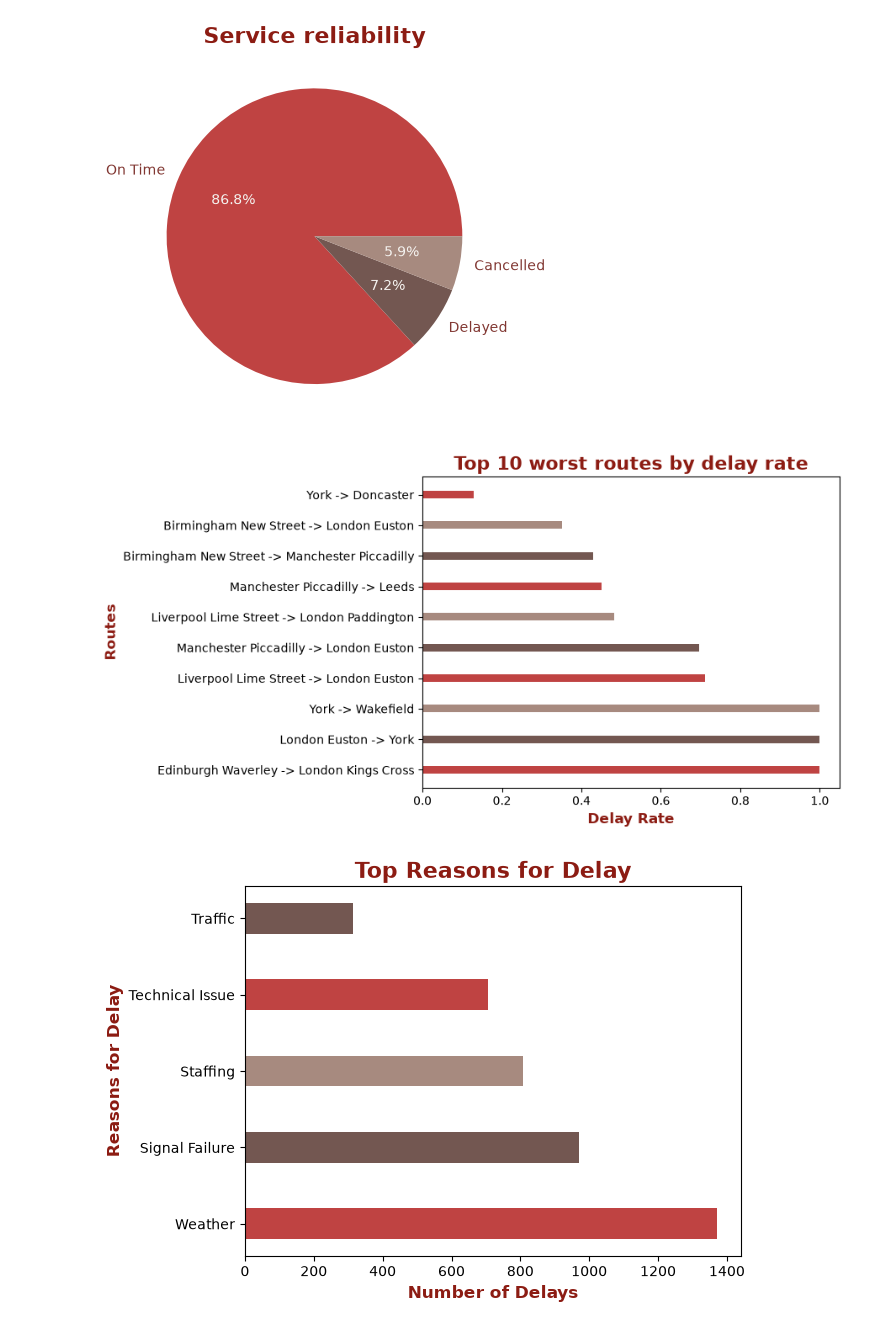
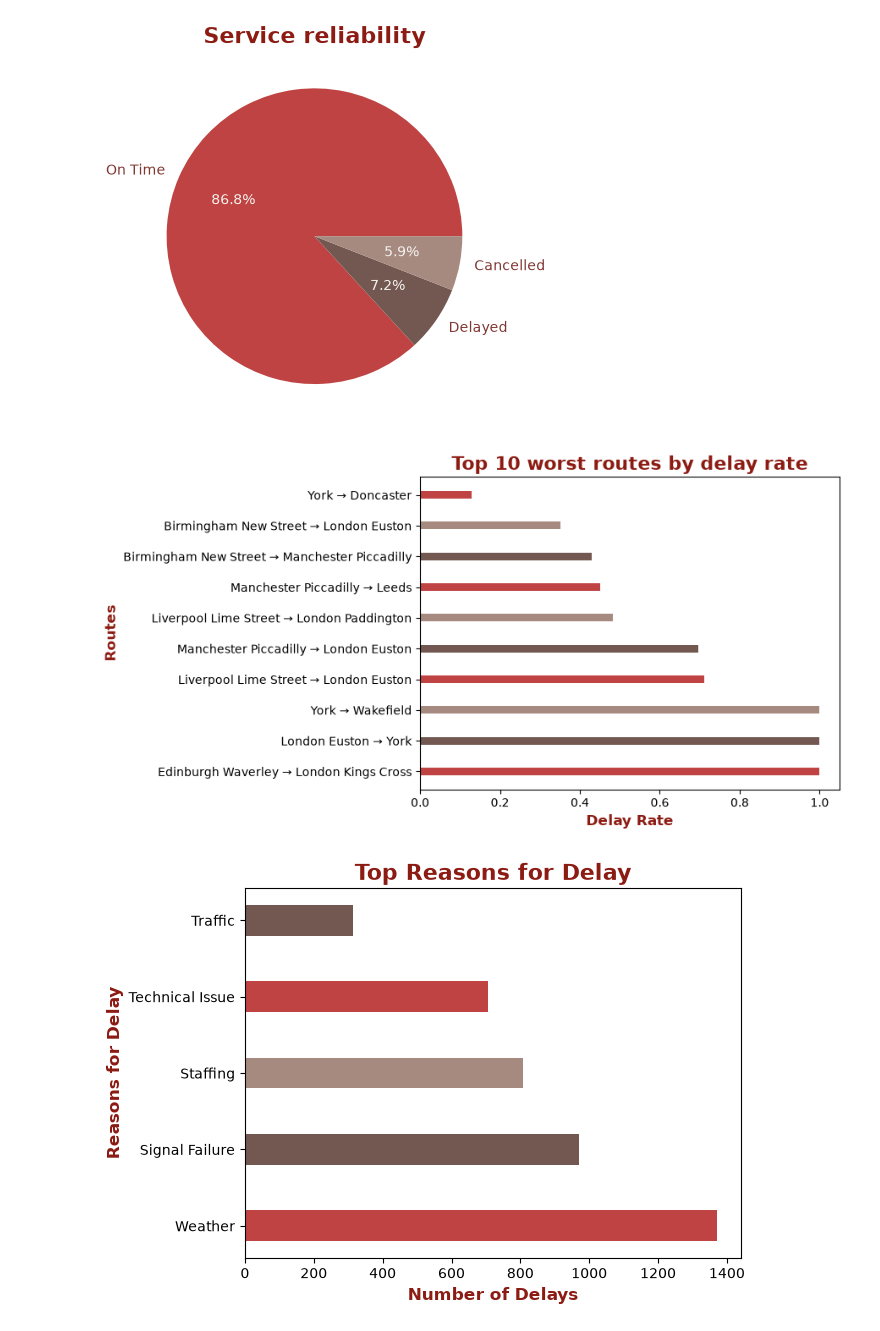
Before and after one commit to uk-train-rides/UK-Train-Rides-project, a Jupyter notebook: notebooks/main.ipynb, the cells around one changed output. Saved outputs shown, nothing was run; the diff lists cells and outputs as text; code cells hidden in the pictures.

```diff
--- a/notebooks/main.ipynb
+++ b/notebooks/main.ipynb
@@ -194,7 +194,7 @@ journey_status_counts = df["journey_status"].value_counts()
 Worst routes
 # %%
 df = pd.merge(fact_ticket, dim_routes, on="route_id", how="left").merge(dim_journey, on="journey_id", how="left")
-df["route"] = df["departure_station"] + " -> " + df["arrival_station"]
+df["route"] = df["departure_station"] + " → " + df["arrival_station"]
 df = df.drop(columns=["departure_station", "arrival_station"])
 worst_routes_crosstab = pd.crosstab(df["route"], df["journey_status"], normalize="index").sort_values("Delayed", ascending=False).head(10)
 # %% [markdown]
@@ -255,14 +244,13 @@ plt.show()
 # %% [output]
 [figure]
 # %%
-colors = ["#BF4342", "#735751", "#A78A7F"]
 height = 0.25
 
 plt.barh(worst_routes_crosstab["Delayed"].index ,worst_routes_crosstab["Delayed"].values, color=colors, height=height)
 plt.title("Top 10 worst routes by delay rate", fontsize=16, fontweight="bold", color="#8C1C13")
 plt.xlabel("Delay Rate", fontsize=12, fontweight="bold", color="#8C1C13")
 plt.ylabel("Routes", fontsize=12, fontweight="bold", color="#8C1C13")
 plt.show()
 # %% [output]
-[figure, old version]
+[figure, new version]
 # %%
```
Also changed, not shown: parts of 10 cells of this notebook.
